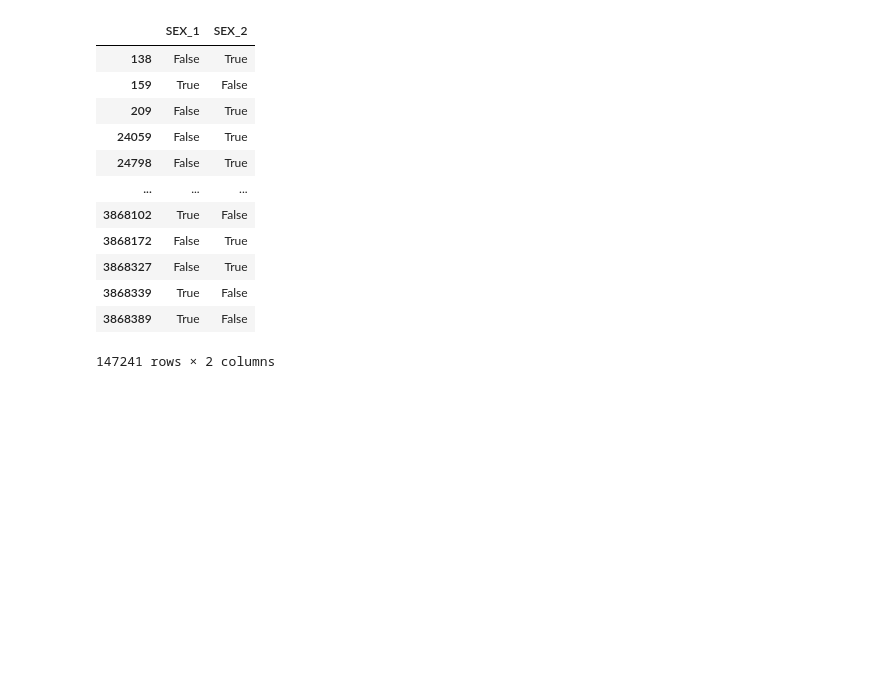
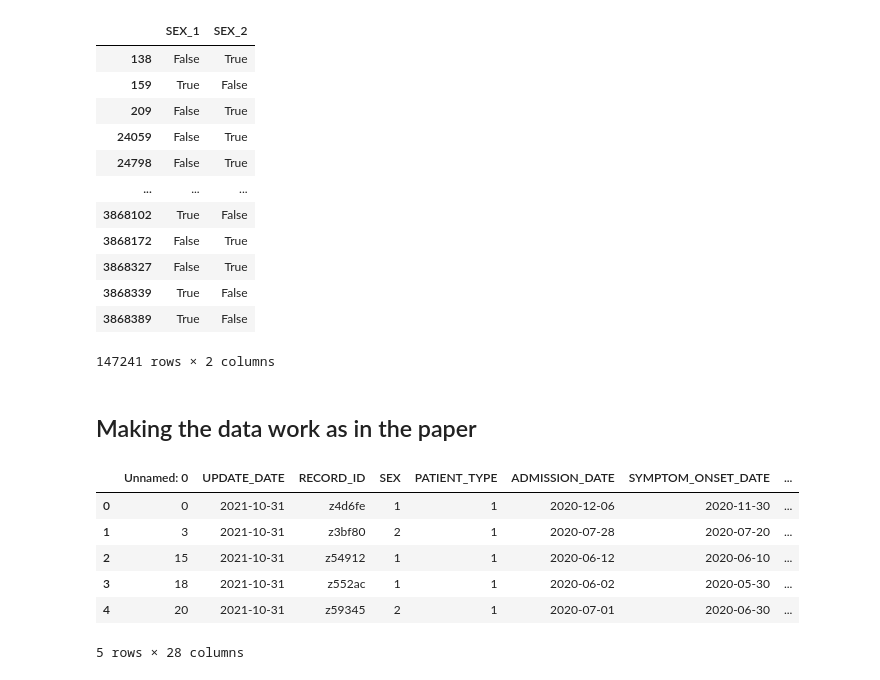
Before and after one commit to ReggieScript/InfectiousDisease-COVIDMX, a Jupyter notebook: data_process.ipynb, the cells around one changed output. Saved outputs shown, nothing was run; the diff lists cells and outputs as text; code cells hidden in the pictures; blank space fills up the shorter version.

```diff
--- a/data_process.ipynb
+++ b/data_process.ipynb
@@ -191,3 +191,16 @@ pd.get_dummies(covid_data_death["SEX"], prefix = "SEX")
 | 3868339 | True | False |
 | 3868389 | True | False |
 147241 rows × 2 columns
+# %% [markdown]
+## Making the data work as in the paper
+# %%
+data = pd.read_csv("./data/full_data.csv")
+data.head()
+# %% [output]
+|  | Unnamed: 0 | UPDATE_DATE | RECORD_ID | SEX | PATIENT_TYPE | ADMISSION_DATE | SYMPTOM_ONSET_DATE | ... |
+| 0 | 0 | 2021-10-31 | z4d6fe | 1 | 1 | 2020-12-06 | 2020-11-30 | ... |
+| 1 | 3 | 2021-10-31 | z3bf80 | 2 | 1 | 2020-07-28 | 2020-07-20 | ... |
+| 2 | 15 | 2021-10-31 | z54912 | 1 | 1 | 2020-06-12 | 2020-06-10 | ... |
+| 3 | 18 | 2021-10-31 | z552ac | 1 | 1 | 2020-06-02 | 2020-05-30 | ... |
+| 4 | 20 | 2021-10-31 | z59345 | 2 | 1 | 2020-07-01 | 2020-06-30 | ... |
+5 rows × 28 columns
```
Also changed, not shown: parts of 4 cells of this notebook, 1 other file.
